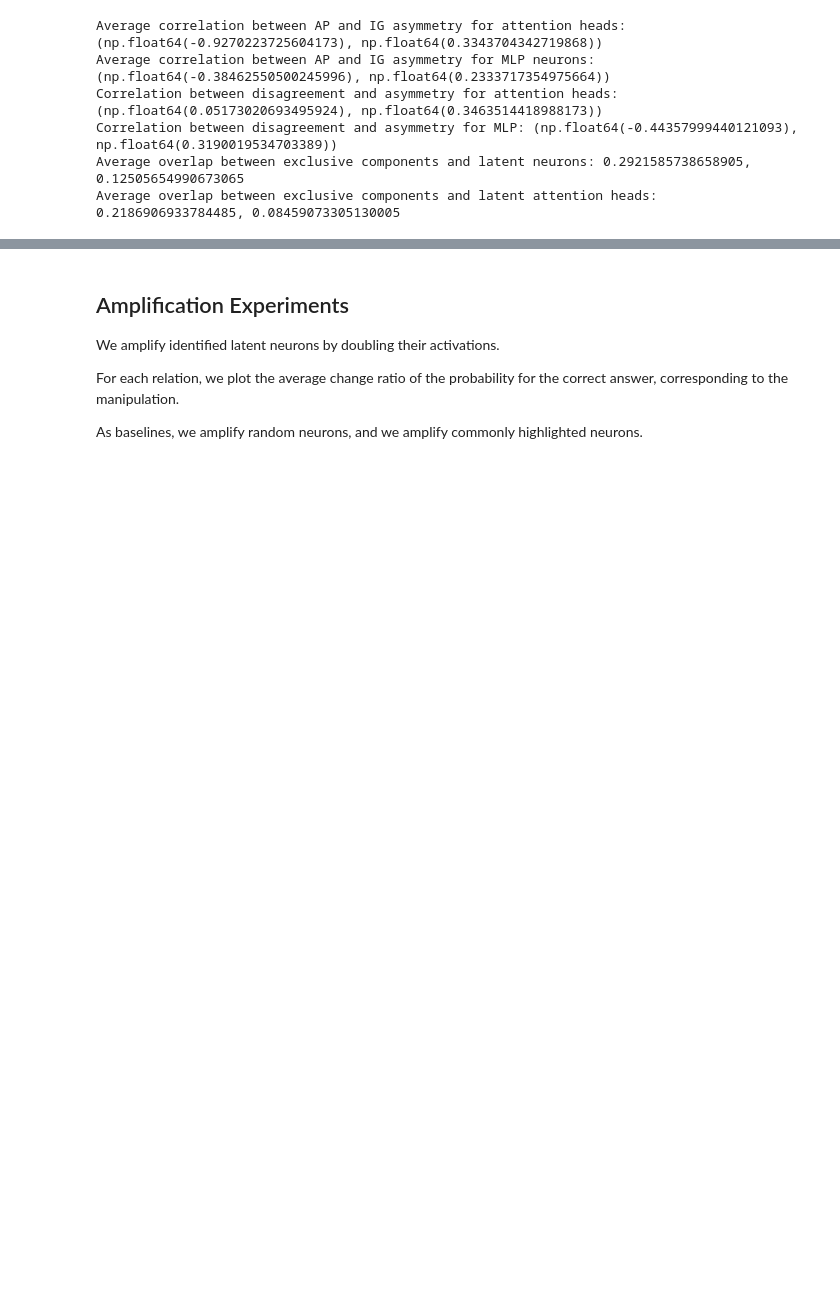
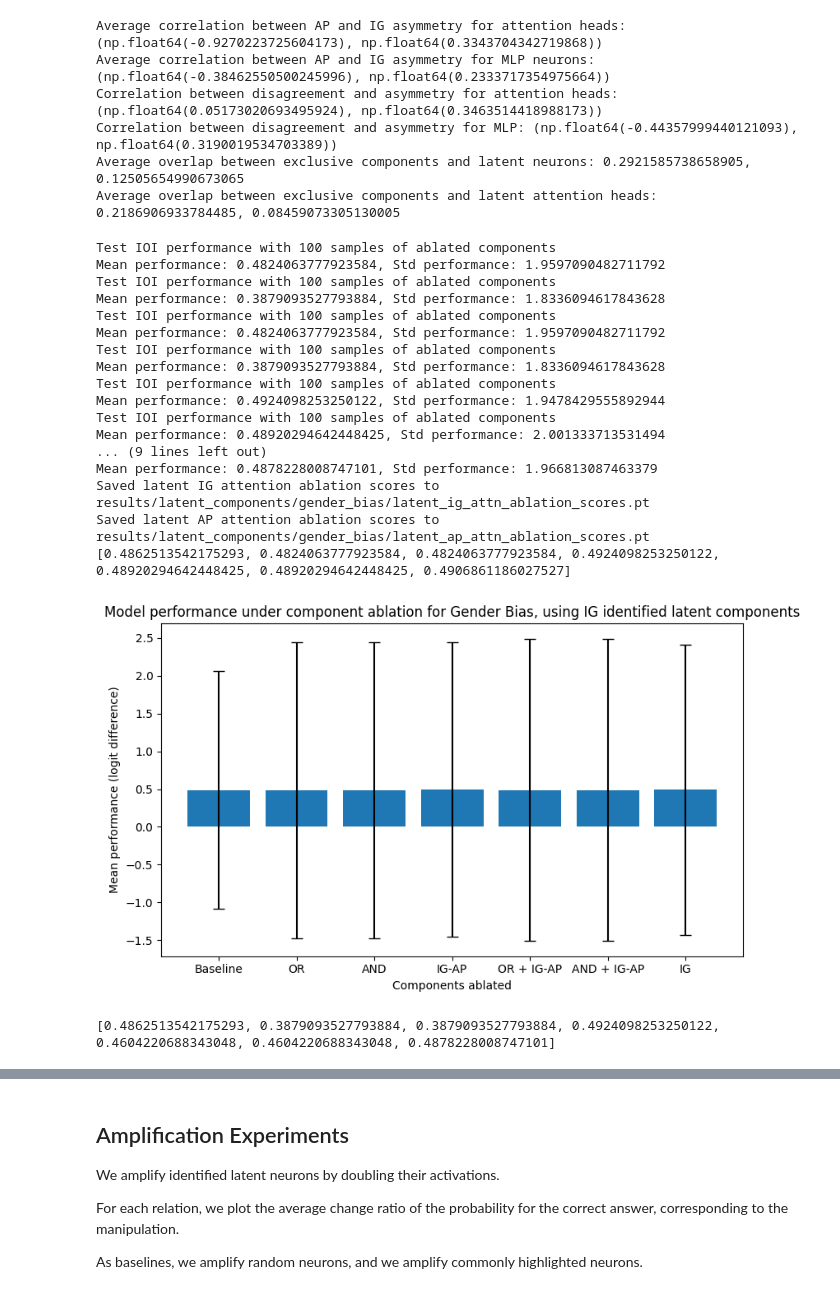
Before and after one commit to mwmlo/gradient_causal_knowledge, a Jupyter notebook: 4 - Latent_components.ipynb, the cells around one changed output, grey strips where cells are left out. Drawn from its saved outputs; the diff is of its cells as text; code cells hidden in the pictures; blank space fills up the shorter version.

```diff
--- a/4 - Latent_components.ipynb
+++ b/4 - Latent_components.ipynb
@@ -961,3 +1057,42 @@ Correlation between disagreement and asymmetry for attention heads: (np.float64(
 Correlation between disagreement and asymmetry for MLP: (np.float64(-0.44357999440121093), np.float64(0.3190019534703389))
 Average overlap between exclusive components and latent neurons: 0.2921585738658905, 0.12505654990673065
 Average overlap between exclusive components and latent attention heads: 0.2186906933784485, 0.08459073305130005
+# %%
+run_latent_ablation_experiment(model, gender_bias_ig_clean_corrupt_mlp, gender_bias_ig_clean_corrupt_attn, gender_bias_ap_clean_corrupt_mlp, gender_bias_ap_clean_corrupt_attn, gender_bias_ig_corrupt_clean_mlp, gender_bias_ig_corrupt_clean_attn, gender_bias_ap_corrupt_clean_mlp, gender_bias_ap_corrupt_clean_attn, Task.GENDER_BIAS)
+
+latent_ig_attn_ablation_scores = torch.load("results/latent_components/gender_bias/latent_ig_attn_ablation_scores.pt")
+latent_ap_attn_ablation_scores = torch.load("results/latent_components/gender_bias/latent_ap_attn_ablation_scores.pt")
+
+plot_bar_chart(
+    latent_ig_attn_ablation_scores,
+    "Components ablated",
+    "Mean performance (logit difference)",
+    "Model performance under component ablation for Gender Bias, using IG identified latent components",
+    has_std=True)
+
+plot_bar_chart(
+    latent_ap_attn_ablation_scores,
+    "Components ablated",
+    "Mean performance (logit difference)",
+    "Model performance under component ablation for Gender Bias, using AP identified latent components",
+    has_std=True)
+# %% [output]
+Test IOI performance with 100 samples of ablated components
+Mean performance: 0.4824063777923584, Std performance: 1.9597090482711792
+Test IOI performance with 100 samples of ablated components
+Mean performance: 0.3879093527793884, Std performance: 1.8336094617843628
+Test IOI performance with 100 samples of ablated components
+Mean performance: 0.4824063777923584, Std performance: 1.9597090482711792
+Test IOI performance with 100 samples of ablated components
+Mean performance: 0.3879093527793884, Std performance: 1.8336094617843628
+Test IOI performance with 100 samples of ablated components
+Mean performance: 0.4924098253250122, Std performance: 1.9478429555892944
+Test IOI performance with 100 samples of ablated components
+Mean performance: 0.48920294642448425, Std performance: 2.001333713531494
+... (9 lines left out)
+Mean performance: 0.4878228008747101, Std performance: 1.966813087463379
+Saved latent IG attention ablation scores to results/latent_components/gender_bias/latent_ig_attn_ablation_scores.pt
+Saved latent AP attention ablation scores to results/latent_components/gender_bias/latent_ap_attn_ablation_scores.pt
+[0.4862513542175293, 0.4824063777923584, 0.4824063777923584, 0.4924098253250122, 0.48920294642448425, 0.48920294642448425, 0.4906861186027527]
+[figure, added]
+[0.4862513542175293, 0.3879093527793884, 0.3879093527793884, 0.4924098253250122, 0.4604220688343048, 0.4604220688343048, 0.4878228008747101]
```
Also changed, not shown: parts of 7 cells of this notebook, 7 other files.
